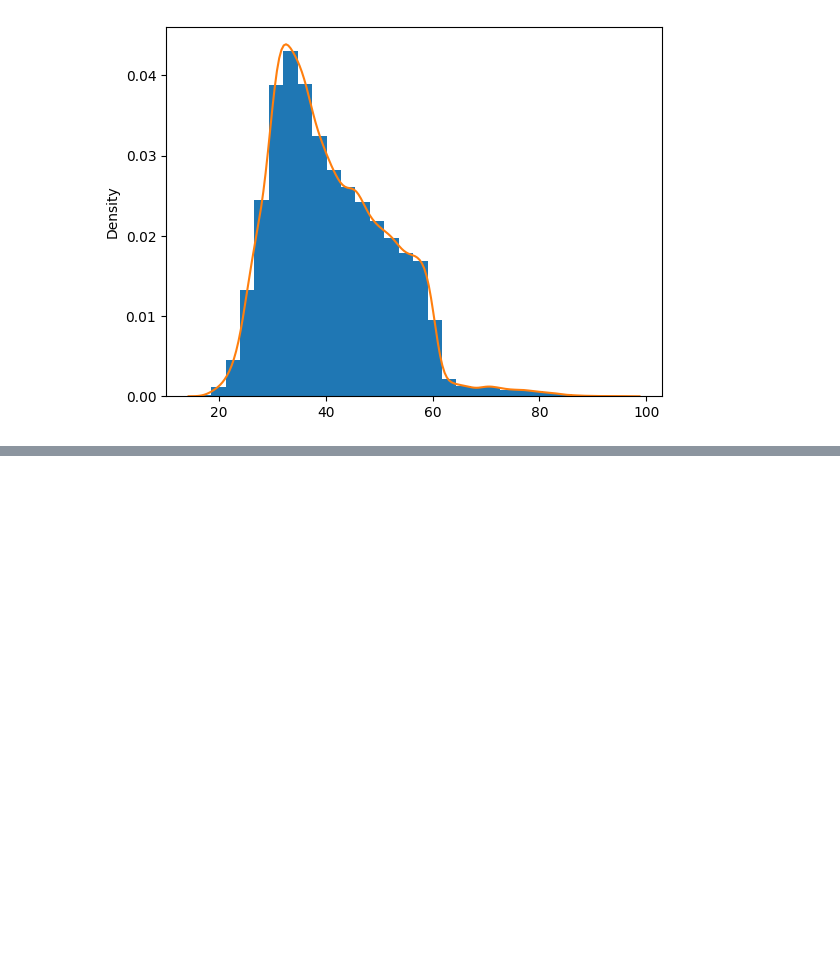
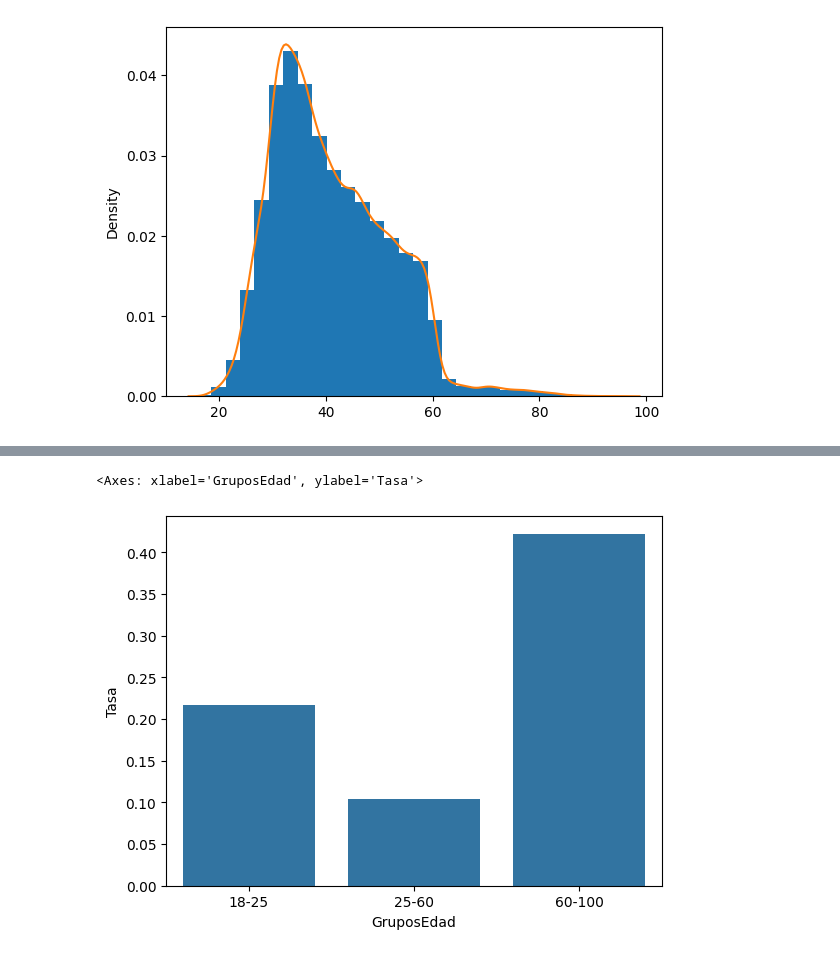
Before and after one commit to asegura4488/CienciaDatos, a Jupyter notebook: Semana3/Sesion6.ipynb, the cells around one changed output, grey strips where cells are left out. Saved outputs shown, nothing was run; the diff lists cells and outputs as text; code cells hidden in the pictures; blank space fills up the shorter version.

```diff
--- a/Semana3/Sesion6.ipynb
+++ b/Semana3/Sesion6.ipynb
@@ -160,0 +206,4 @@ sns.kdeplot(x=age, fill=False)
+# %%
+data.loc[:,'GruposEdad'] = "18-25"
+data.loc[ (data['age']>25) & (data['age']<60), 'GruposEdad'   ] = "25-60"
+data.loc[ (data['age']>60) & (data['age']<100), 'GruposEdad'   ] = "60-100"
@@ -160,0 +220,5 @@ sns.kdeplot(x=age, fill=False)
+# %%
+sns.barplot(x='GruposEdad',y='Tasa',data=Grupo2)
+# %% [output]
+<Axes: xlabel='GruposEdad', ylabel='Tasa'>
+[figure, added]
```
Also changed, not shown: parts of 22 cells of this notebook.
